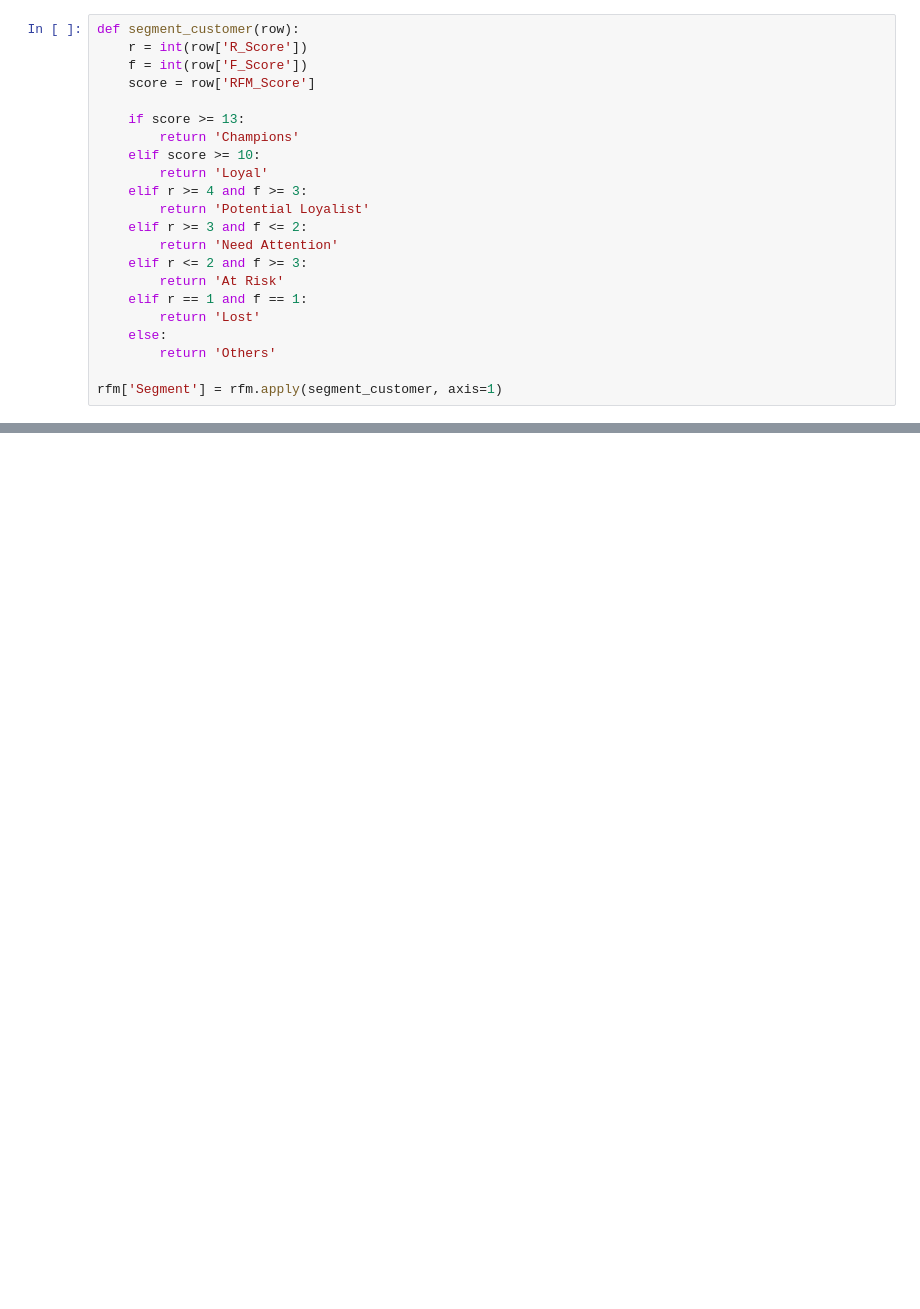
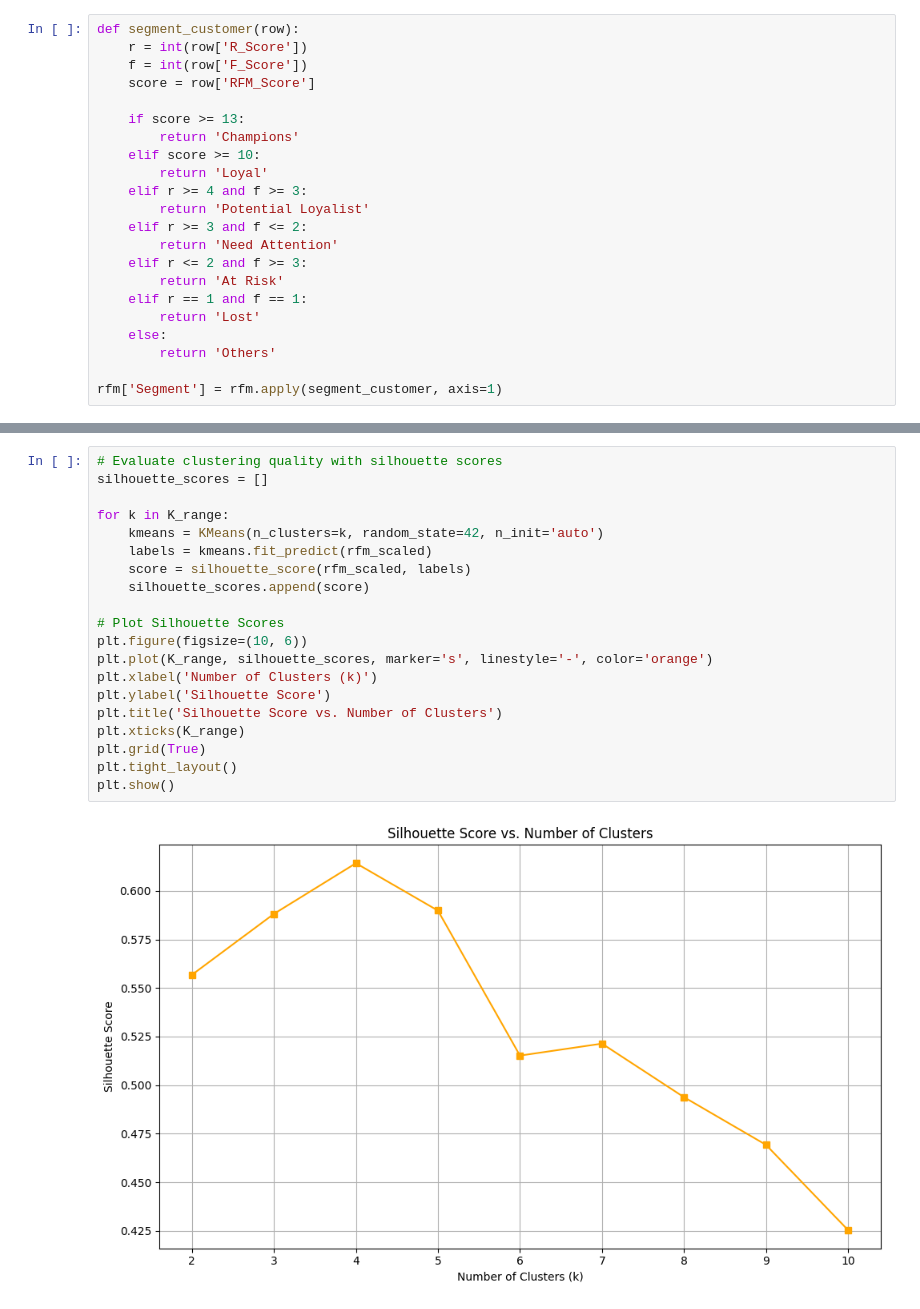
Before and after one commit to VardhanVarikuti/customer-segmentation-retail, a Jupyter notebook: CustomerSegmentation.ipynb, the cells around one changed output, grey strips where cells are left out. Drawn from its saved outputs; the diff is of its cells as text; blank space fills up the shorter version.

```diff
--- a/CustomerSegmentation.ipynb
+++ b/CustomerSegmentation.ipynb
@@ -381,0 +478,22 @@ Passing `palette` without assigning `hue` is deprecated and will be removed in v
+# %%
+# Evaluate clustering quality with silhouette scores
+silhouette_scores = []
+
+for k in K_range:
+    kmeans = KMeans(n_clusters=k, random_state=42, n_init='auto')
+    labels = kmeans.fit_predict(rfm_scaled)
+    score = silhouette_score(rfm_scaled, labels)
+    silhouette_scores.append(score)
+
+# Plot Silhouette Scores
+plt.figure(figsize=(10, 6))
+plt.plot(K_range, silhouette_scores, marker='s', linestyle='-', color='orange')
+plt.xlabel('Number of Clusters (k)')
+plt.ylabel('Silhouette Score')
+plt.title('Silhouette Score vs. Number of Clusters')
+plt.xticks(K_range)
+plt.grid(True)
+plt.tight_layout()
+plt.show()
+# %% [output]
+[figure, added]
```
Also changed, not shown: parts of 55 cells of this notebook.
